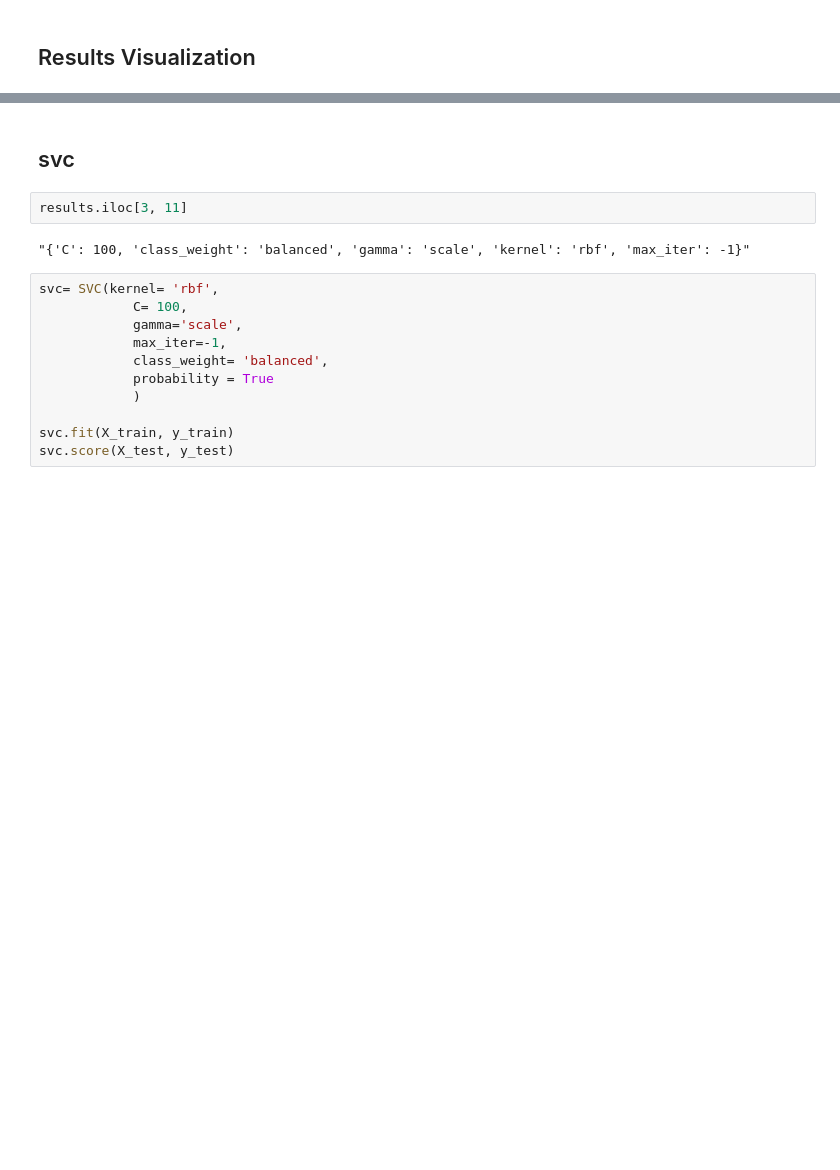
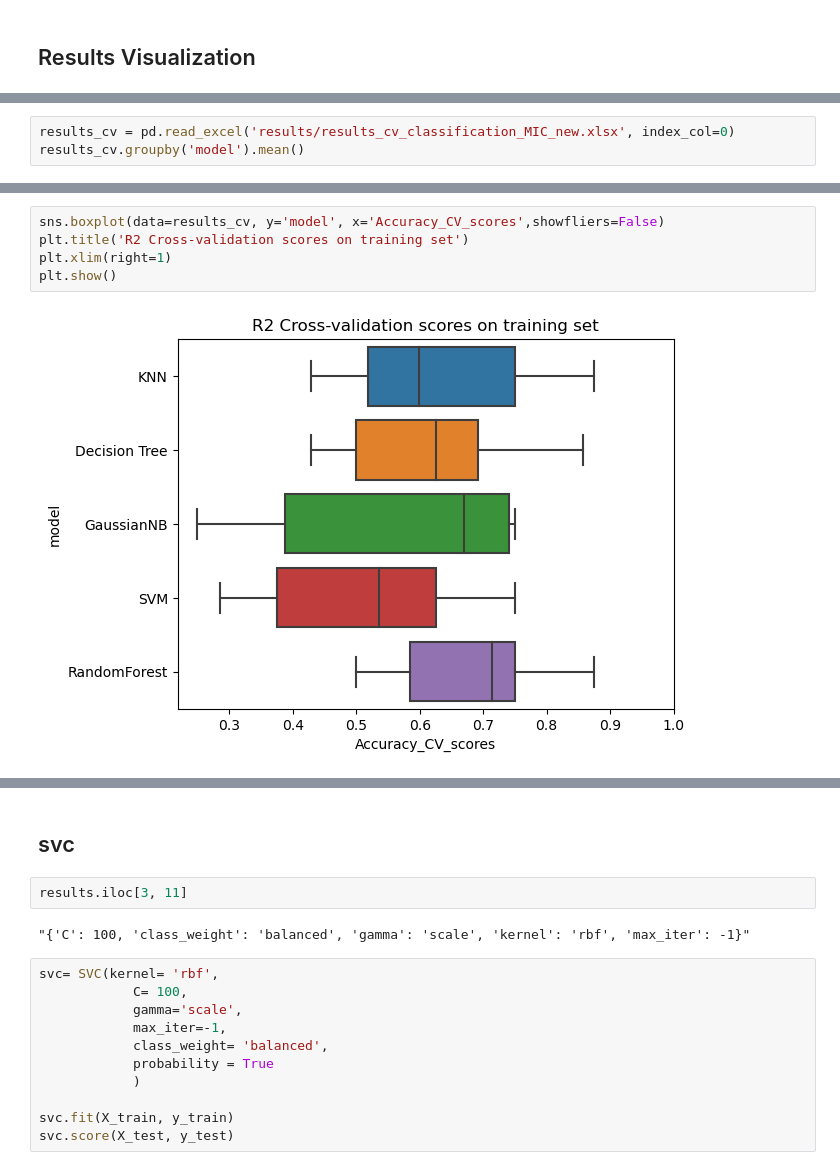
Before and after one commit to ziul-bio/DMS_ML_AMP, a Jupyter notebook: 06_Activity_model.ipynb, the cells around one changed output, grey strips where cells are left out. Cells and saved outputs as stored; diff of their text form; blank space fills up the shorter version.

```diff
--- a/06_Activity_model.ipynb
+++ b/06_Activity_model.ipynb
@@ -221,0 +245,3 @@ Test Accuracy: 0.85, Test Recall: 0.91, Test Precision: 0.83
+# %%
+results_cv = pd.read_excel('results/results_cv_classification_MIC_new.xlsx', index_col=0)
+results_cv.groupby('model').mean()
@@ -221,0 +256,7 @@ Test Accuracy: 0.85, Test Recall: 0.91, Test Precision: 0.83
+# %%
+sns.boxplot(data=results_cv, y='model', x='Accuracy_CV_scores',showfliers=False)
+plt.title('R2 Cross-validation scores on training set')
+plt.xlim(right=1)
+plt.show()
+# %% [output]
+[figure, added]
```
Also changed, not shown: parts of 8 cells of this notebook, 2 other files.
